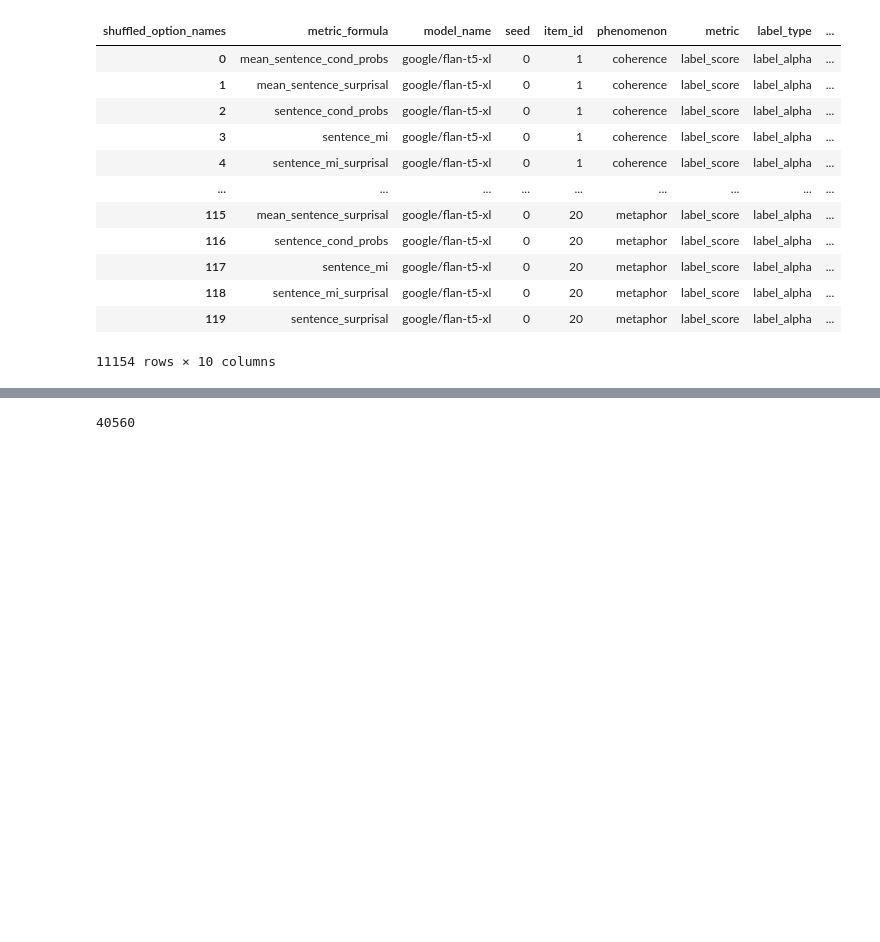
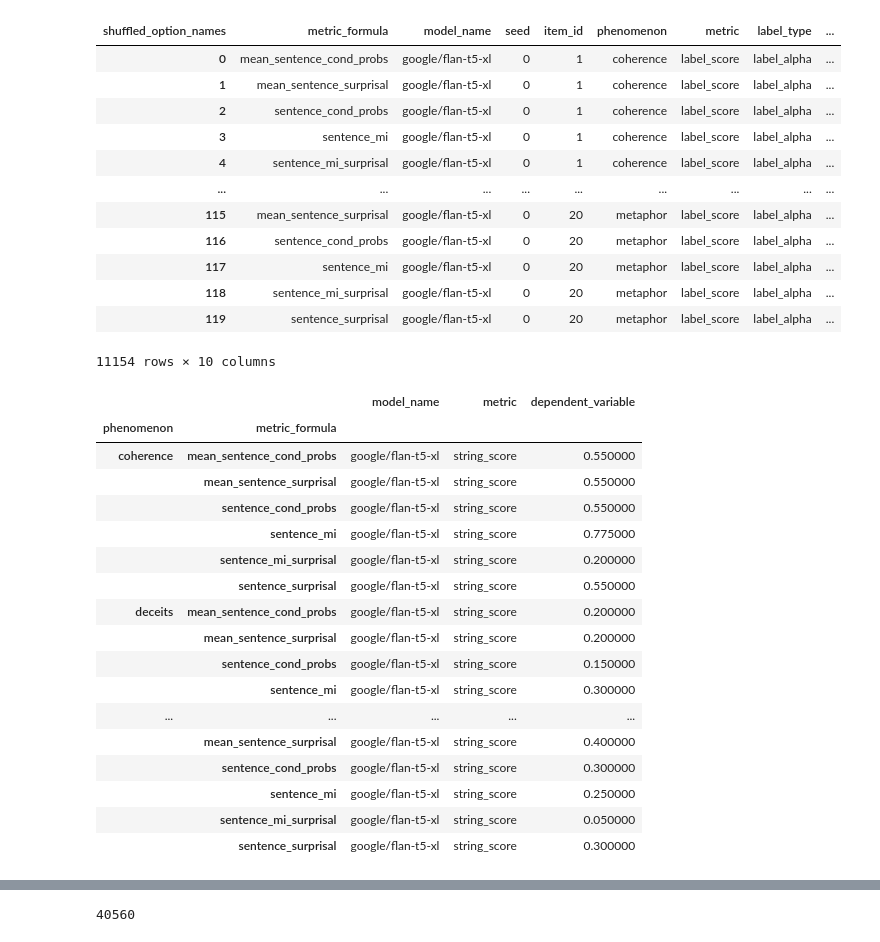
Before and after one commit to polina-tsvilodub/LLM_link, a Jupyter notebook: analysis/01_label_scores_analysis.ipynb, the cells around one changed output, grey strips where cells are left out. Drawn from its saved outputs; the diff is of its cells as text; code cells hidden in the pictures; blank space fills up the shorter version.

```diff
--- a/analysis/01_label_scores_analysis.ipynb
+++ b/analysis/01_label_scores_analysis.ipynb
@@ -297,7 +310,31 @@ t5_tokens["num_tokens"] = t5_tokens["token_probs"].apply(lambda s: len(s.split("
 
 # t5_token_nums = pd.align
 placeholder = label_scores_t5_token.groupby(["phenomenon", "metric_formula"]).mean("correct").reset_index()
+p2 = pd.read_csv("string_scores_accuracy_summary.csv")
+p2 = p2[p2["model_name"] == "google/flan-t5-xl"]
+l, r = placeholder.set_index(["phenomenon", "metric_formula"]).align(p2.set_index(["phenomenon", "metric_formula"]), axis=0)
 # placeholder.to_csv("t5_tokenlevel_masking_summary.csv", index=False)
+# %%
+r
+# %% [output]
+|  |  | model_name | metric | dependent_variable |
+| phenomenon | metric_formula |  |  |  |
+| coherence | mean_sentence_cond_probs | google/flan-t5-xl | string_score | 0.550000 |
+|  | mean_sentence_surprisal | google/flan-t5-xl | string_score | 0.550000 |
+|  | sentence_cond_probs | google/flan-t5-xl | string_score | 0.550000 |
+|  | sentence_mi | google/flan-t5-xl | string_score | 0.775000 |
+|  | sentence_mi_surprisal | google/flan-t5-xl | string_score | 0.200000 |
+|  | sentence_surprisal | google/flan-t5-xl | string_score | 0.550000 |
+| deceits | mean_sentence_cond_probs | google/flan-t5-xl | string_score | 0.200000 |
+|  | mean_sentence_surprisal | google/flan-t5-xl | string_score | 0.200000 |
+|  | sentence_cond_probs | google/flan-t5-xl | string_score | 0.150000 |
+|  | sentence_mi | google/flan-t5-xl | string_score | 0.300000 |
+| ... | ... | ... | ... | ... |
+|  | mean_sentence_surprisal | google/flan-t5-xl | string_score | 0.400000 |
+|  | sentence_cond_probs | google/flan-t5-xl | string_score | 0.300000 |
+|  | sentence_mi | google/flan-t5-xl | string_score | 0.250000 |
+|  | sentence_mi_surprisal | google/flan-t5-xl | string_score | 0.050000 |
+|  | sentence_surprisal | google/flan-t5-xl | string_score | 0.300000 |
 # %%
 raw_df_t5
 t5_tokens
```
Also changed, not shown: parts of 11 cells of this notebook, 2 other files.
